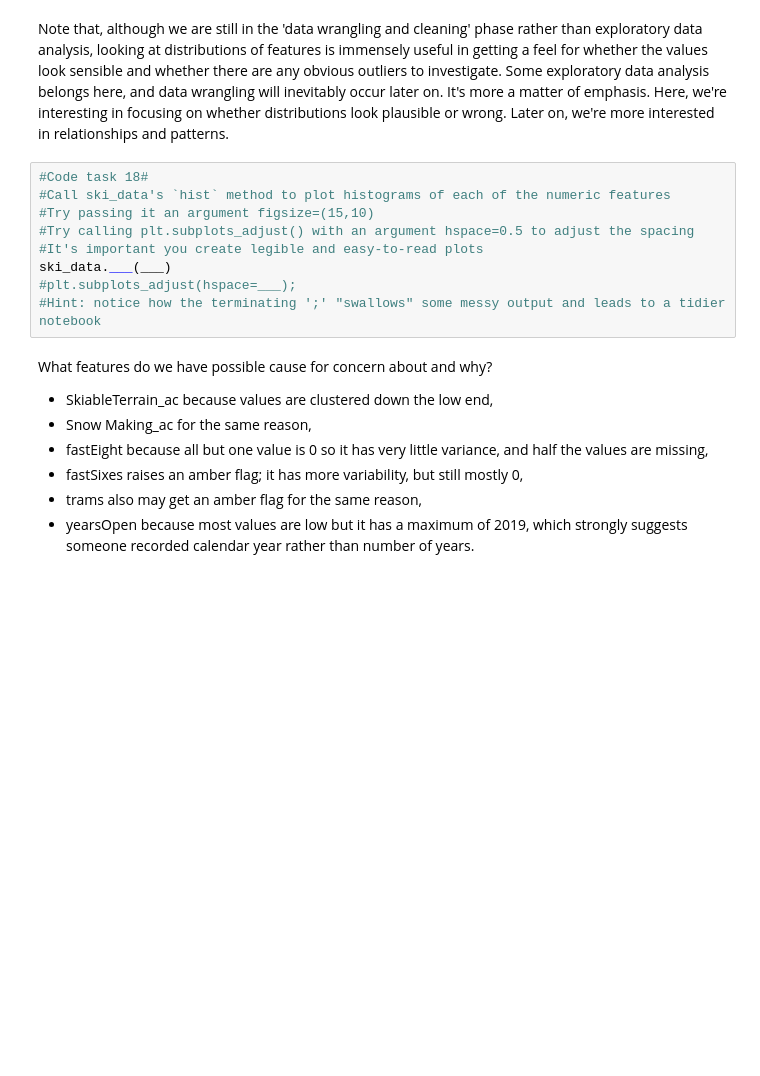
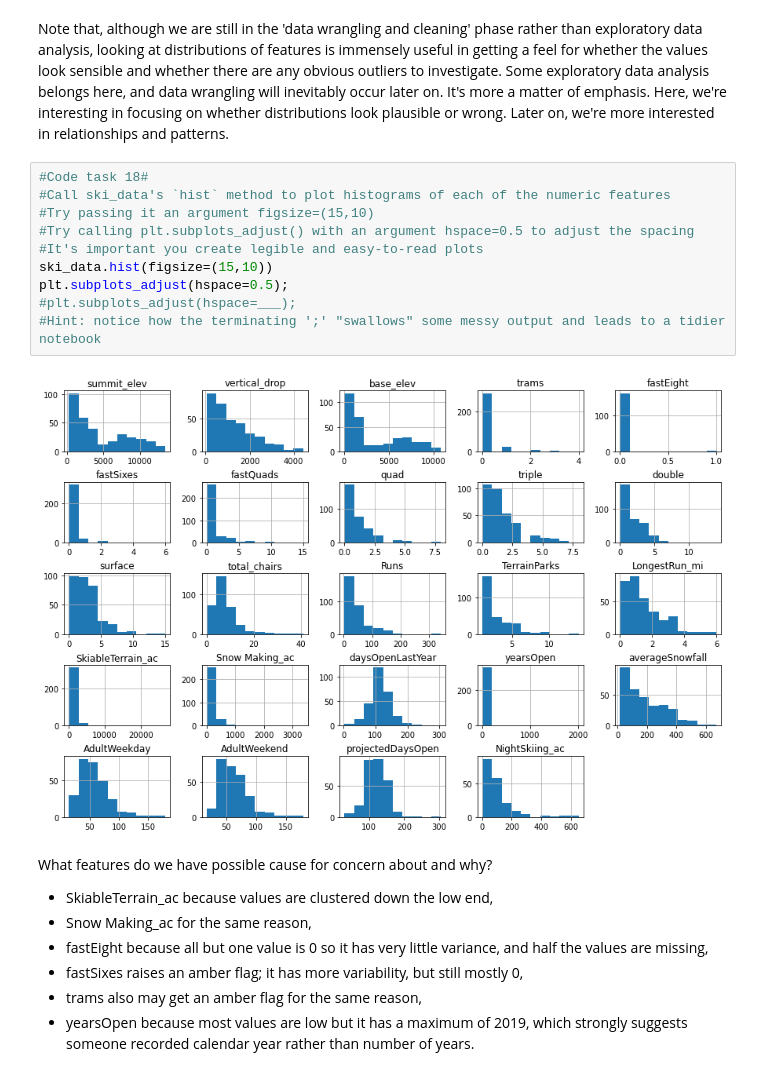
Before and after one commit to derekwarby1/DataScienceGuidedCapstone, a Jupyter notebook: Notebooks/02_data_wrangling.ipynb, the cells around one changed output. Saved outputs shown, nothing was run; the diff lists cells and outputs as text; blank space fills up the shorter version.

```diff
--- a/Notebooks/02_data_wrangling.ipynb
+++ b/Notebooks/02_data_wrangling.ipynb
@@ -361,12 +504,15 @@ Note that, although we are still in the 'data wrangling and cleaning' phase rath
 # %%
 #Code task 18#
 #Call ski_data's `hist` method to plot histograms of each of the numeric features
 #Try passing it an argument figsize=(15,10)
 #Try calling plt.subplots_adjust() with an argument hspace=0.5 to adjust the spacing
 #It's important you create legible and easy-to-read plots
-ski_data.___(___)
+ski_data.hist(figsize=(15,10))
+plt.subplots_adjust(hspace=0.5);
 #plt.subplots_adjust(hspace=___);
 #Hint: notice how the terminating ';' "swallows" some messy output and leads to a tidier notebook
+# %% [output]
+[figure, added]
 # %% [markdown]
 What features do we have possible cause for concern about and why?
 
```
Also changed, not shown: parts of 31 cells of this notebook.
